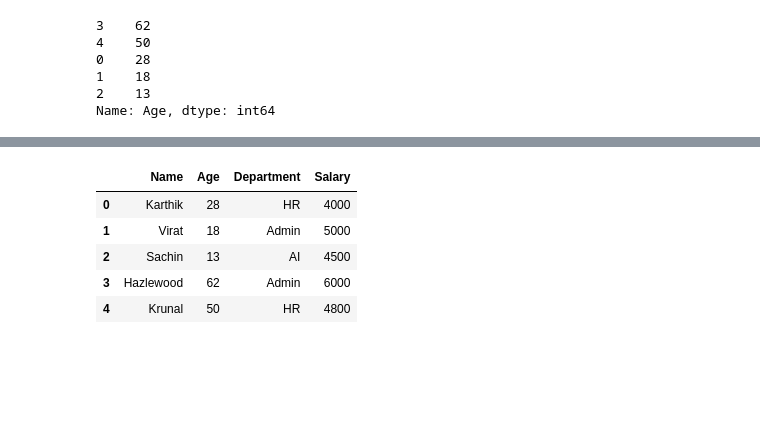
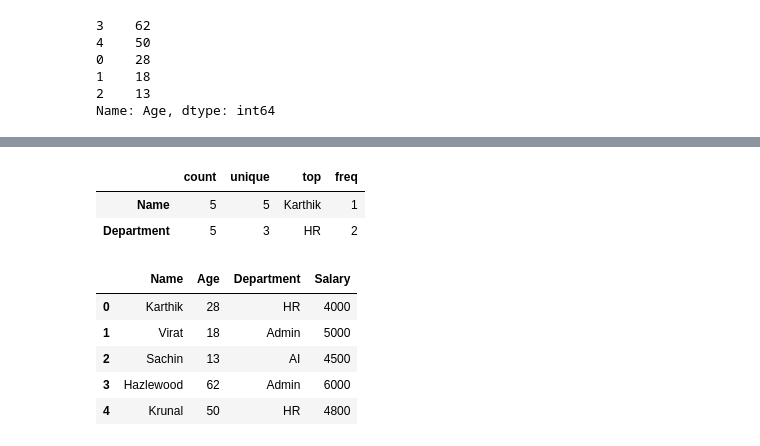
Before and after one commit to karthik-k11/Data-Science-Libraries-Practice, a Jupyter notebook: Pandas_Practice.ipynb, the cells around one changed output, grey strips where cells are left out. Drawn from its saved outputs; the diff is of its cells as text; code cells hidden in the pictures; blank space fills up the shorter version.

```diff
--- a/Pandas_Practice.ipynb
+++ b/Pandas_Practice.ipynb
@@ -188,3 +206,9 @@ Name: Age, dtype: int64
+# %%
+df.describe(include='object').T
+# %% [output]
+|  | count | unique | top | freq |
+| Name | 5 | 5 | Karthik | 1 |
+| Department | 5 | 3 | HR | 2 |
 # %%
 df.head()
 # %% [output]
```
Also changed, not shown: parts of 2 cells of this notebook.
